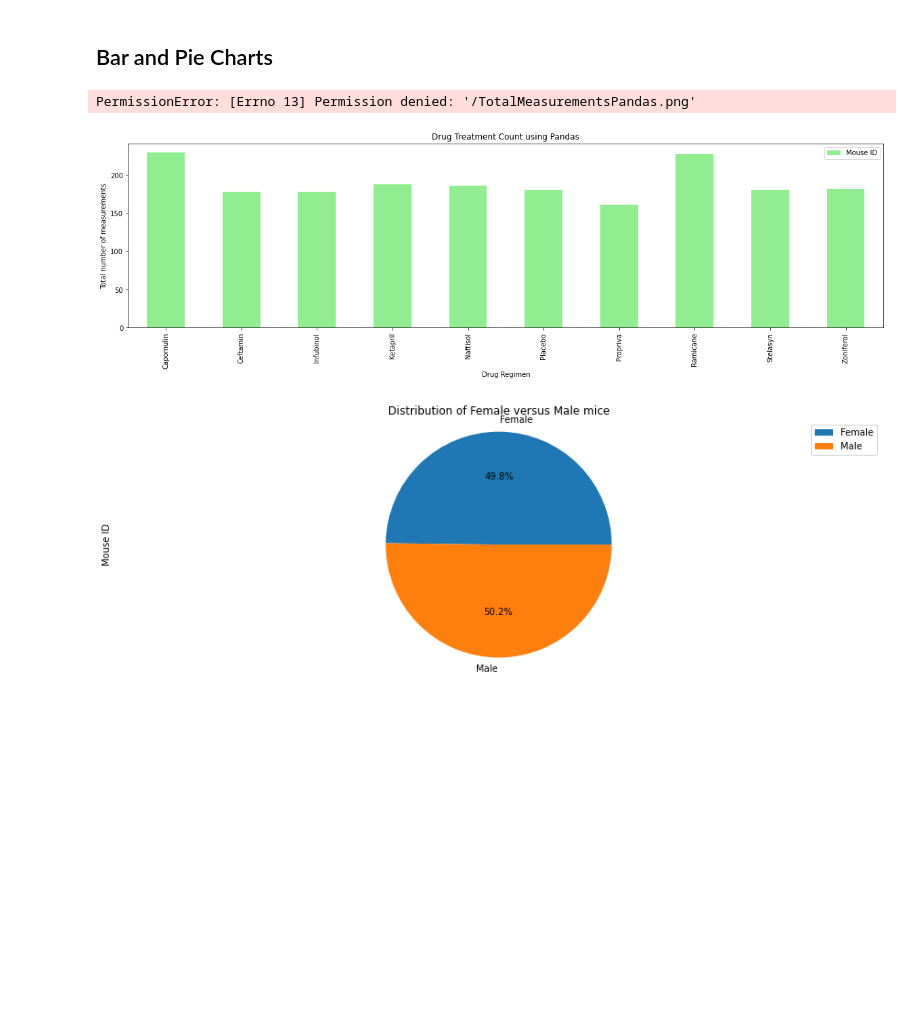
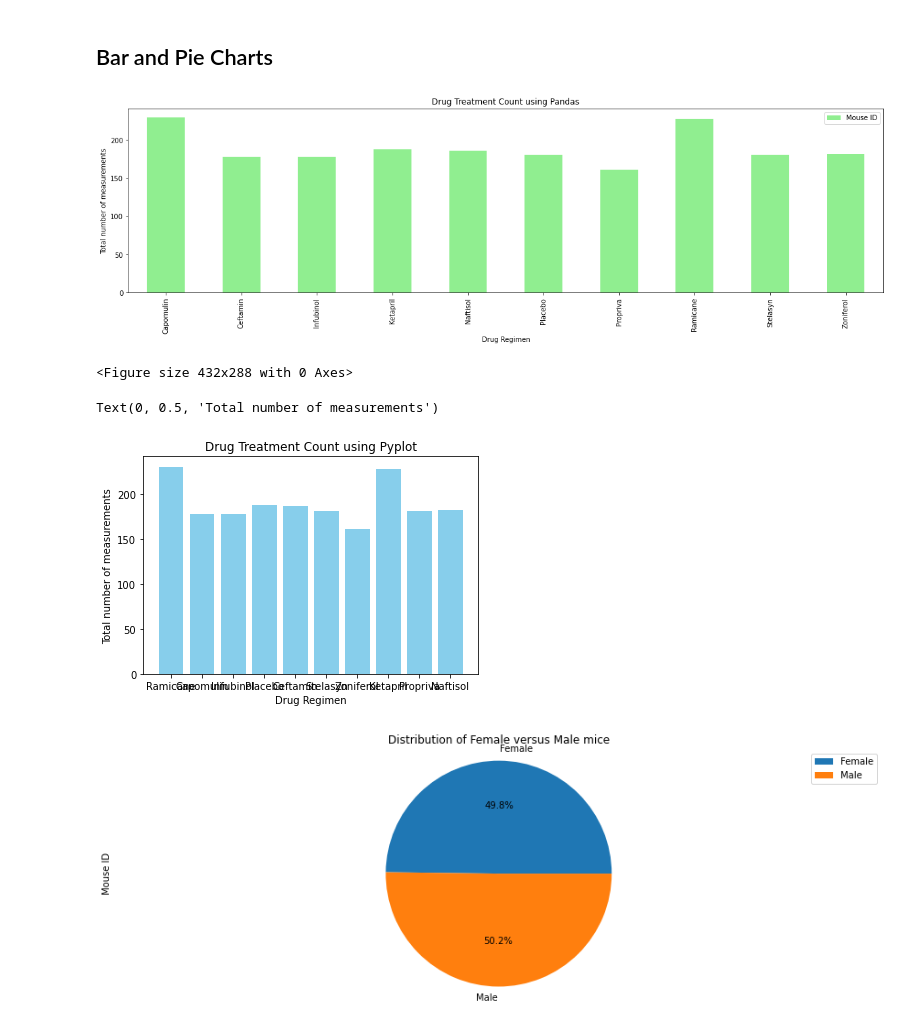
Before and after one commit to VijetaPuthran/Matplotlib, a Jupyter notebook: Pymaceuticals/pymaceuticals_starter.ipynb, the cells around one changed output. Saved outputs shown, nothing was run; the diff lists cells and outputs as text; code cells hidden in the pictures; blank space fills up the shorter version.

```diff
--- a/Pymaceuticals/pymaceuticals_starter.ipynb
+++ b/Pymaceuticals/pymaceuticals_starter.ipynb
@@ -18,9 +18,9 @@ mouse_metadata = pd.read_csv(mouse_metadata_path)
 study_results = pd.read_csv(study_results_path)
 
 # Combine the data into a single dataset
-combined_data = pd.merge(mouse_metadata, study_results, on="Mouse ID", how = "outer")
+merged_data = pd.merge(mouse_metadata, study_results, on="Mouse ID", how = "outer")
 # Display the data table for preview
-combined_data
+merged_data
 # %% [output]
 |  | Mouse ID | Drug Regimen | Sex | Age_months | Weight (g) | Timepoint | Tumor Volume (mm3) | ... |
 | 0 | k403 | Ramicane | Male | 21 | 16 | 0 | 45.000000 | ... |
@@ -155,30 +155,33 @@ combined_data.groupby(['Drug Regimen']).agg({'Tumor Volume (mm3)': [np.mean, np.
 ## Bar and Pie Charts
 # %%
 # Generate a bar plot showing the total number of measurements taken on each drug regimen using pandas.
-group_data = pd.DataFrame(combined_data.groupby(['Drug Regimen']).count())
+group_data = pd.DataFrame(merged_data.groupby(['Drug Regimen']).count())
 group_data = group_data.drop(columns = ['Sex','Age_months','Weight (g)','Timepoint','Tumor Volume (mm3)','Metastatic Sites'])
 group_data.plot(kind="bar", figsize=(20,5), color = 'lightgreen')
 plt.title('Drug Treatment Count using Pandas')
 plt.xlabel('Drug Regimen')
 plt.ylabel('Total number of measurements')
-plt.savefig("/TotalMeasurementsPandas.png")
+#plt.savefig("/TotalMeasurementsPandas.png")
 plt.show()
 plt.tight_layout()
 # %% [output]
+[figure]
-PermissionError: [Errno 13] Permission denied: '/TotalMeasurementsPandas.png'
+<Figure size 432x288 with 0 Axes>
-[figure]
 # %%
 # Generate a bar plot showing the total number of measurements taken on each drug regimen using pyplot.
-combined_data.head()
-x_axis = combined_data['Drug Regimen'].unique()
-group_measurements_count = combined_data.groupby(['Drug Regimen']).count()
+merged_data.head()
+x_axis = merged_data['Drug Regimen'].unique()
+group_measurements_count = merged_data.groupby(['Drug Regimen']).count()
 total_measurements = group_measurements_count['Mouse ID']
 plt.bar(x_axis,total_measurements, color="skyblue", align="center")
 plt.rcParams['figure.figsize'] = (15,5)
 plt.title('Drug Treatment Count using Pyplot')
 plt.xlabel('Drug Regimen')
 plt.ylabel('Total number of measurements')
-plt.savefig("/TotalMeasurementsPyplot.png")
+#plt.savefig("/TotalMeasurementsPyplot.png")
+# %% [output]
+Text(0, 0.5, 'Total number of measurements')
+[figure, added]
 # %%
 # Generate a pie plot showing the distribution of female versus male mice using pandas
 data_clean_df
```
Also changed, not shown: parts of 8 cells of this notebook.
